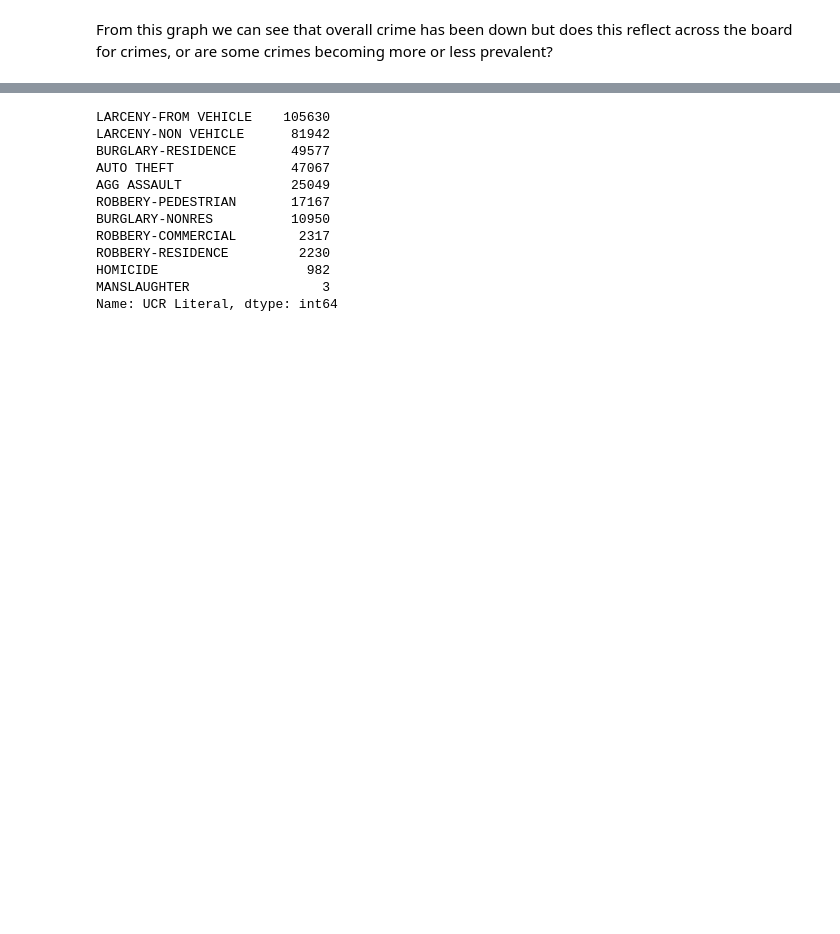
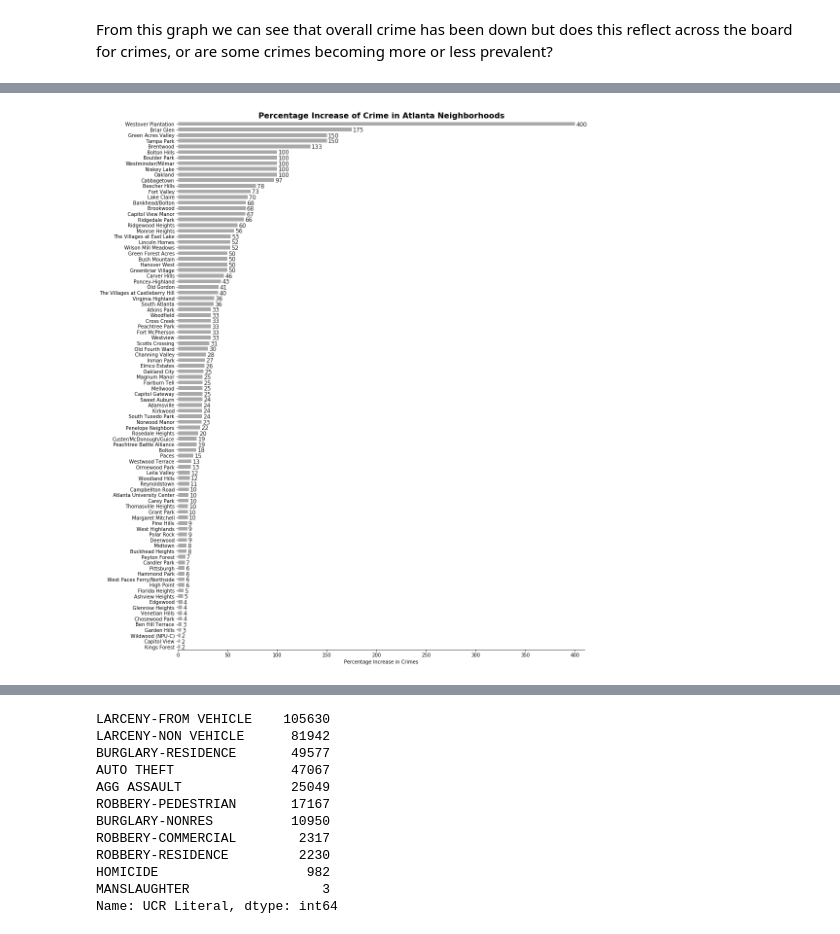
Before and after one commit to jiobu1/DS-Unit-1-Sprint-4-Data-Storytelling-Portfolio-Project, a Jupyter notebook: Jisha_Obukwelu_Unit_1_Data_Storytelling_Project.ipynb, the cells around one changed output, grey strips where cells are left out. Cells and saved outputs as stored; diff of their text form; code cells hidden in the pictures; blank space fills up the shorter version.

```diff
--- a/Jisha_Obukwelu_Unit_1_Data_Storytelling_Project.ipynb
+++ b/Jisha_Obukwelu_Unit_1_Data_Storytelling_Project.ipynb
@@ -232,0 +313,12 @@ From this graph we can see that overall crime has been down but does this reflec
+# %%
+neighbors = pd.DataFrame(arrests.groupby(by = ['Occur_Year','Neighborhood']).size()).unstack('Occur_Year')
+neighbors = neighbors.reset_index(level = ['Neighborhood'])
+neighbors[(0,'Percentage Change')] = (neighbors[(0, 2019)] - neighbors[(0, 2018)])/neighbors[(0, 2018)]*100
+neighbors[(0, 'Change' )] = (neighbors[(0, 2019)] - neighbors[(0, 2018)])
+# %%
+pd.set_option('display.max_rows', 300)
+
+increase_neighborhood = neighbors[neighbors[(0,'Change')] >0]
+# %%
+increase_neighborhood = increase_neighborhood.sort_values(by= (0,'Percentage Change'), ascending = False)
+increase_neighborhood.loc[:, [('Neighborhood', ''),(0,'Percentage Change'),(0,'Change')]]
@@ -232,0 +355,68 @@ From this graph we can see that overall crime has been down but does this reflec
+# %%
+fig_dims = (15, 20)
+fig, ax = plt.subplots(figsize=fig_dims)
+sns.set(style="whitegrid")
+
+#Plotting Data
+sns.barplot(x=(0, 'Percentage Change'), y='Neighborhood', ax=ax, data=increase_neighborhood, color="darkgrey" )
+
+#Labeling Axes
+ax.set(xlim=(0, 400), ylabel="",
+       xlabel="Percentage Increase in Crimes")
+
+ax.set_title('Percentage Increase of Crime in Atlanta Neighborhoods',
+             fontdict = {'fontsize': 16,
+                         'fontweight':'bold',
+                         'verticalalignment': 'baseline',
+                         'horizontalalignment': 'center'
+                         }
+             )
+
+#Annotating Bars
+def show_values_on_bars(ax, h_v="v", space=0.4):
+    def _show_on_single_plot(ax):
+        if h_v == "v":
+            for p in ax.patches:
+                _x = p.get_x() + p.get_width() / 2
+                _y = p.get_y() + p.get_height()
+                value = int(p.get_height())
+                ax.text(_x, _y, value, ha="center")
+        elif h_v == "h":
+            for p in ax.patches:
+                _x = p.get_x() + p.get_width() + float(space)
+                _y = p.get_y() + p.get_height()
+                value = int(p.get_width())
+                ax.text(_x, _y, value, ha="left")
+
+    if isinstance(ax, np.ndarray):
+        for idx, ax in np.ndenumerate(ax):
+            _show_on_single_plot(ax)
+    else:
+        _show_on_single_plot(ax)
+
+show_values_on_bars(ax, "h" , 1)
+
+ax.set_xlim([0, max(increase_neighborhood[(0,'Percentage Change')])+10])
+
+
+
+#Changing Width of Bars
+def change_width(ax, new_value) :
+    for patch in ax.patches :
+        current_height = patch.get_height()
+        diff = current_height - new_value
+
+        # we change the bar width
+        patch.set_height(new_value)
+
+change_width(ax, .75)
+
+
+#Formatting Graph
+sns.despine(left=True, bottom=False)
+
+plt.rcParams["axes.labelsize"] = 15
+
+plt.show()
+# %% [output]
+[figure, added]
```
Also changed, not shown: parts of 56 cells of this notebook.
